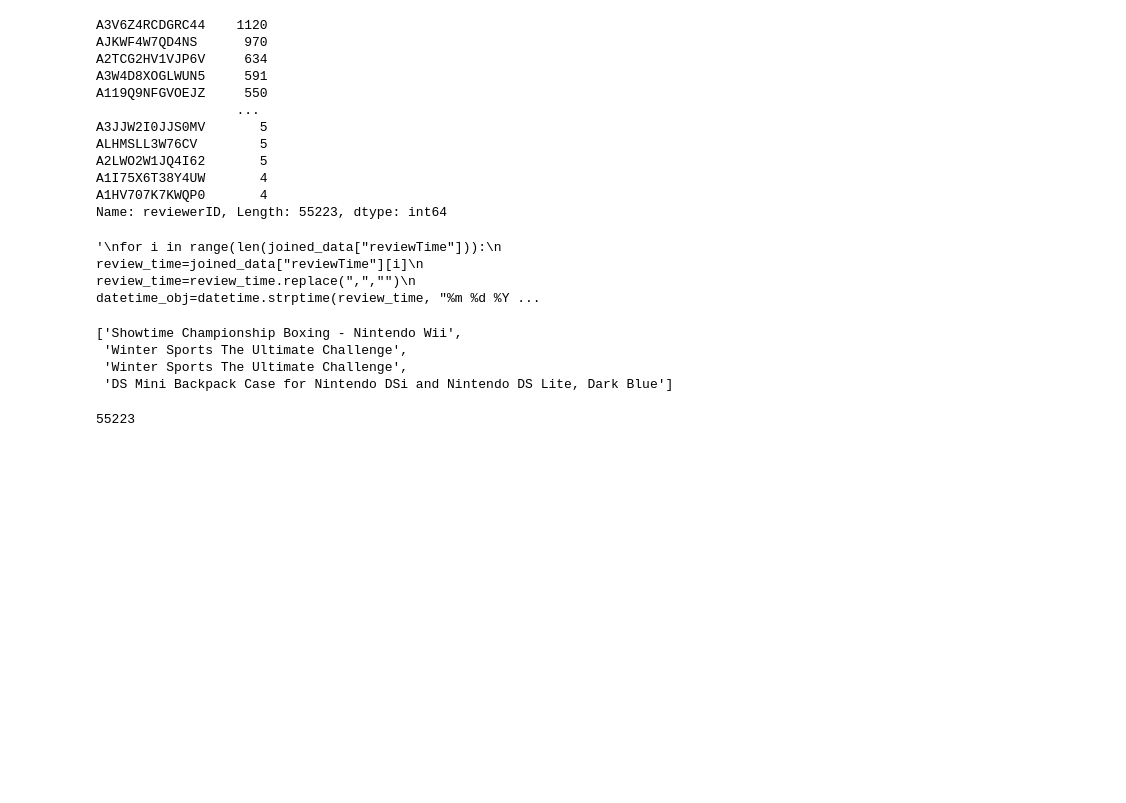
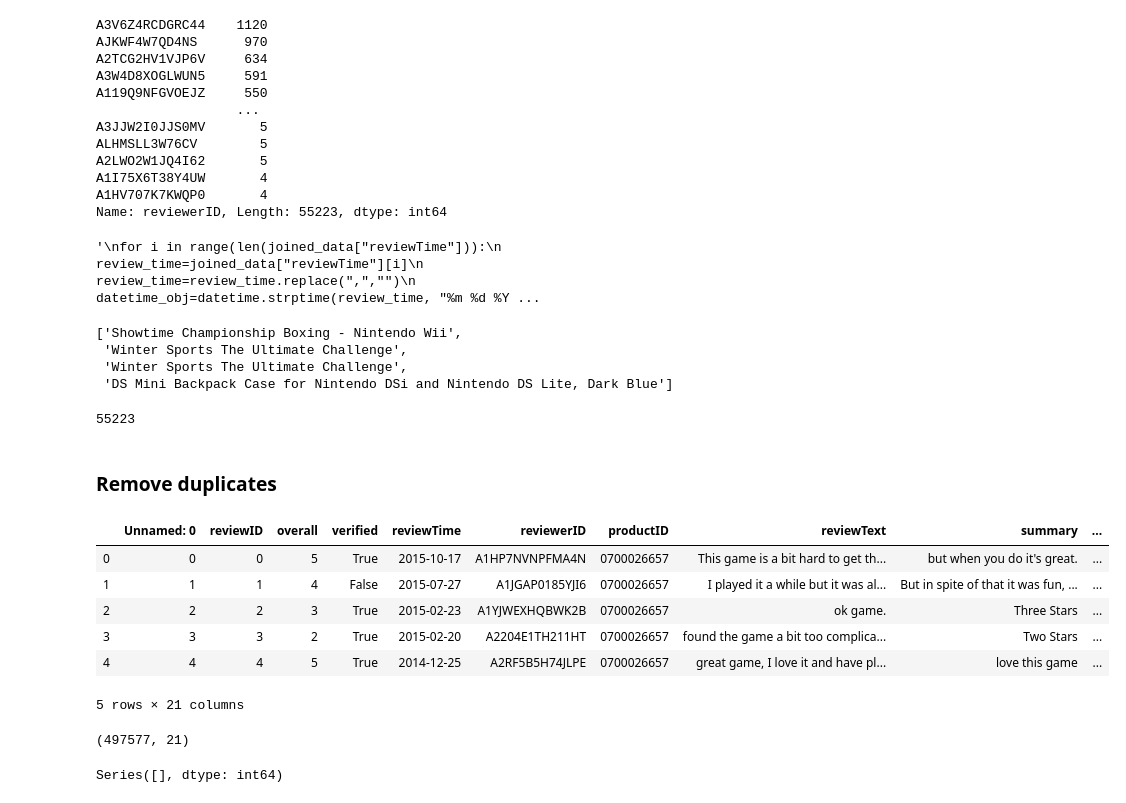
Before and after one commit to LUCIA-RONCHI/Amazon_Gaming_Recommender_System, a Jupyter notebook: Data Cleaning/Data_Cleaning.ipynb, the cells around one changed output. Cells and saved outputs as stored; diff of their text form; code cells hidden in the pictures; blank space fills up the shorter version.

Commit message:
Update data cleaning and CF user based codes

```diff
--- a/Data Cleaning/Data_Cleaning.ipynb
+++ b/Data Cleaning/Data_Cleaning.ipynb
@@ -409,3 +409,5 @@ customer_history["A1HV707K7KWQP0"]
 len(customer_history.keys())
 # %% [output]
 55223
+# %% [markdown]
+### Remove duplicates
@@ -411,0 +416,16 @@ len(customer_history.keys())
+# %%
+data=pd.read_csv("merged_file.csv")
+# %%
+data.head()
+# %% [output]
+|  | Unnamed: 0 | reviewID | overall | verified | reviewTime | reviewerID | productID | reviewText | summary | ... |
+| 0 | 0 | 0 | 5 | True | 2015-10-17 | A1HP7NVNPFMA4N | 0700026657 | This game is a bit hard to get th... | but when you do it's great. | ... |
+| 1 | 1 | 1 | 4 | False | 2015-07-27 | A1JGAP0185YJI6 | 0700026657 | I played it a while but it was al... | But in spite of that it was fun, ... | ... |
+| 2 | 2 | 2 | 3 | True | 2015-02-23 | A1YJWEXHQBWK2B | 0700026657 | ok game. | Three Stars | ... |
+| 3 | 3 | 3 | 2 | True | 2015-02-20 | A2204E1TH211HT | 0700026657 | found the game a bit too complica... | Two Stars | ... |
+| 4 | 4 | 4 | 5 | True | 2014-12-25 | A2RF5B5H74JLPE | 0700026657 | great game, I love it and have pl... | love this game | ... |
+5 rows × 21 columns
+# %%
+data.shape
+# %% [output]
+(497577, 21)
@@ -411,0 +438,5 @@ len(customer_history.keys())
+# %%
+#Confirm there are no more duplicates
+table[table>1]
+# %% [output]
+Series([], dtype: int64)
```
Also changed, not shown: parts of 5 cells of this notebook, 2 other files.
